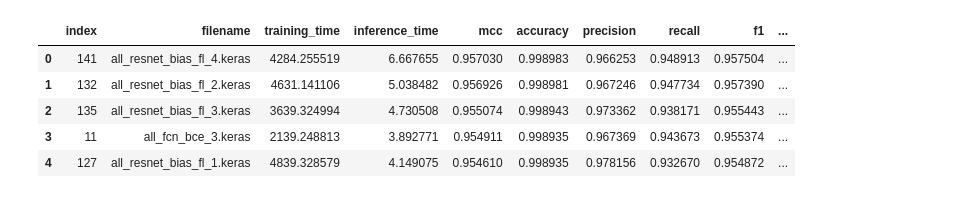
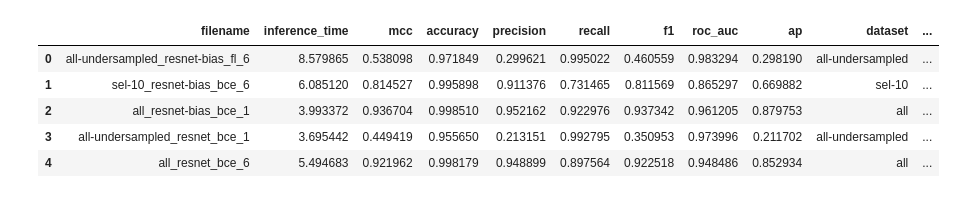
Before and after one commit to fahminlb33/whale_zone_resnet, a Jupyter notebook: notebooks/eda_conf.ipynb, the cells around one changed output. Cells and saved outputs as stored; diff of their text form; code cells hidden in the pictures.

```diff
--- a/notebooks/eda_conf.ipynb
+++ b/notebooks/eda_conf.ipynb
@@ -2,14 +2,16 @@
 import numpy as np
 import pandas as pd
 import scipy.stats
-# %%
-df = pd.read_excel("../data/summary-bener-final-fix.xlsx")
-df.head()
-# %% [output]
-|  | index | filename | training_time | inference_time | mcc | accuracy | precision | recall | f1 | ... |
-| 0 | 141 | all_resnet_bias_fl_4.keras | 4284.255519 | 6.667655 | 0.957030 | 0.998983 | 0.966253 | 0.948913 | 0.957504 | ... |
-| 1 | 132 | all_resnet_bias_fl_2.keras | 4631.141106 | 5.038482 | 0.956926 | 0.998981 | 0.967246 | 0.947734 | 0.957390 | ... |
-| 2 | 135 | all_resnet_bias_fl_3.keras | 3639.324994 | 4.730508 | 0.955074 | 0.998943 | 0.973362 | 0.938171 | 0.955443 | ... |
-| 3 | 11 | all_fcn_bce_3.keras | 2139.248813 | 3.892771 | 0.954911 | 0.998935 | 0.967369 | 0.943673 | 0.955374 | ... |
-| 4 | 127 | all_resnet_bias_fl_1.keras | 4839.328579 | 4.149075 | 0.954610 | 0.998935 | 0.978156 | 0.932670 | 0.954872 | ... |
+# %%
+df = pd.read_csv("../dataset/results.csv")
+df["filename"] = df["filename"].str.replace("resnet_bias", "resnet-bias").str.replace(".keras", "")
+df[["dataset", "model", "loss", "depth"]] = df["filename"].str.split("_", expand=True, n=4)
+df.head()
+# %% [output]
+|  | filename | inference_time | mcc | accuracy | precision | recall | f1 | roc_auc | ap | dataset | ... |
+| 0 | all-undersampled_resnet-bias_fl_6 | 8.579865 | 0.538098 | 0.971849 | 0.299621 | 0.995022 | 0.460559 | 0.983294 | 0.298190 | all-undersampled | ... |
+| 1 | sel-10_resnet-bias_bce_6 | 6.085120 | 0.814527 | 0.995898 | 0.911376 | 0.731465 | 0.811569 | 0.865297 | 0.669882 | sel-10 | ... |
+| 2 | all_resnet-bias_bce_1 | 3.993372 | 0.936704 | 0.998510 | 0.952162 | 0.922976 | 0.937342 | 0.961205 | 0.879753 | all | ... |
+| 3 | all-undersampled_resnet_bce_1 | 3.695442 | 0.449419 | 0.955650 | 0.213151 | 0.992795 | 0.350953 | 0.973996 | 0.211702 | all-undersampled | ... |
+| 4 | all_resnet_bce_6 | 5.494683 | 0.921962 | 0.998179 | 0.948899 | 0.897564 | 0.922518 | 0.948486 | 0.852934 | all | ... |
 # %%
```
Also changed, not shown: parts of 9 cells of this notebook.
